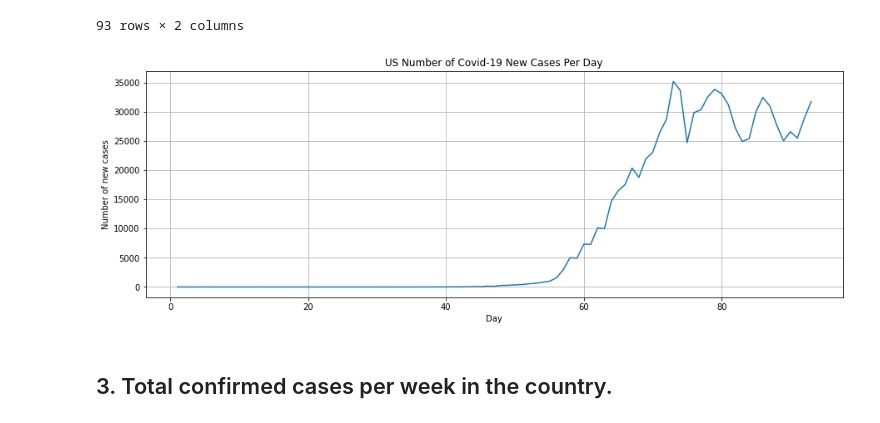
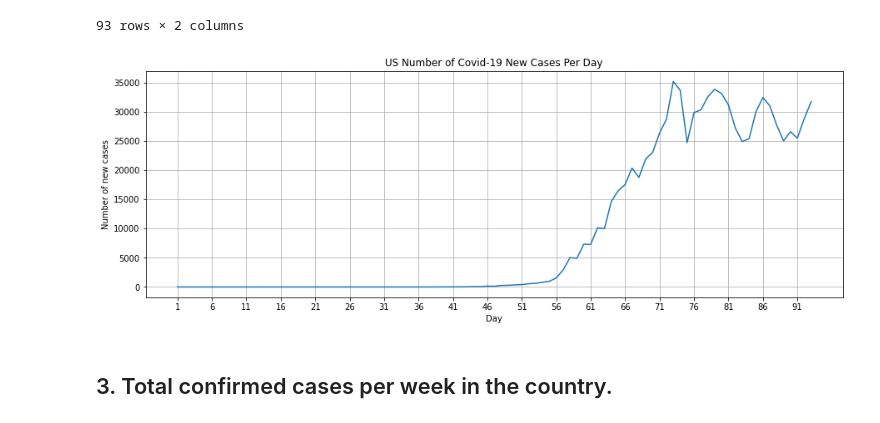
Before and after one commit to romilshah98/Covid-19-Analysis, a Jupyter notebook: covid19 Data Analysis.ipynb, the cells around one changed output. Drawn from its saved outputs; the diff is of its cells as text; code cells hidden in the pictures.

```diff
--- a/covid19 Data Analysis.ipynb
+++ b/covid19 Data Analysis.ipynb
@@ -159,13 +160,14 @@ new_confirmed_cases_per_day
 # %%
 plt.figure(figsize=(15,5))
 plt.title('US Number of Covid-19 New Cases Per Day')
 plt.xlabel('Day')
 plt.ylabel('Number of new cases')
 plt.plot(new_confirmed_cases_per_day['Day'],new_confirmed_cases_per_day['NumberOfNewCases'])
 plt.grid()
+plt.xticks(range(1,95,5))
 plt.show()
 # %% [output]
-[figure, old version]
+[figure, new version]
 # %% [markdown]
 ## 3. Total confirmed cases per week in the country.
 # %%
```
Also changed, not shown: parts of 30 cells of this notebook.
